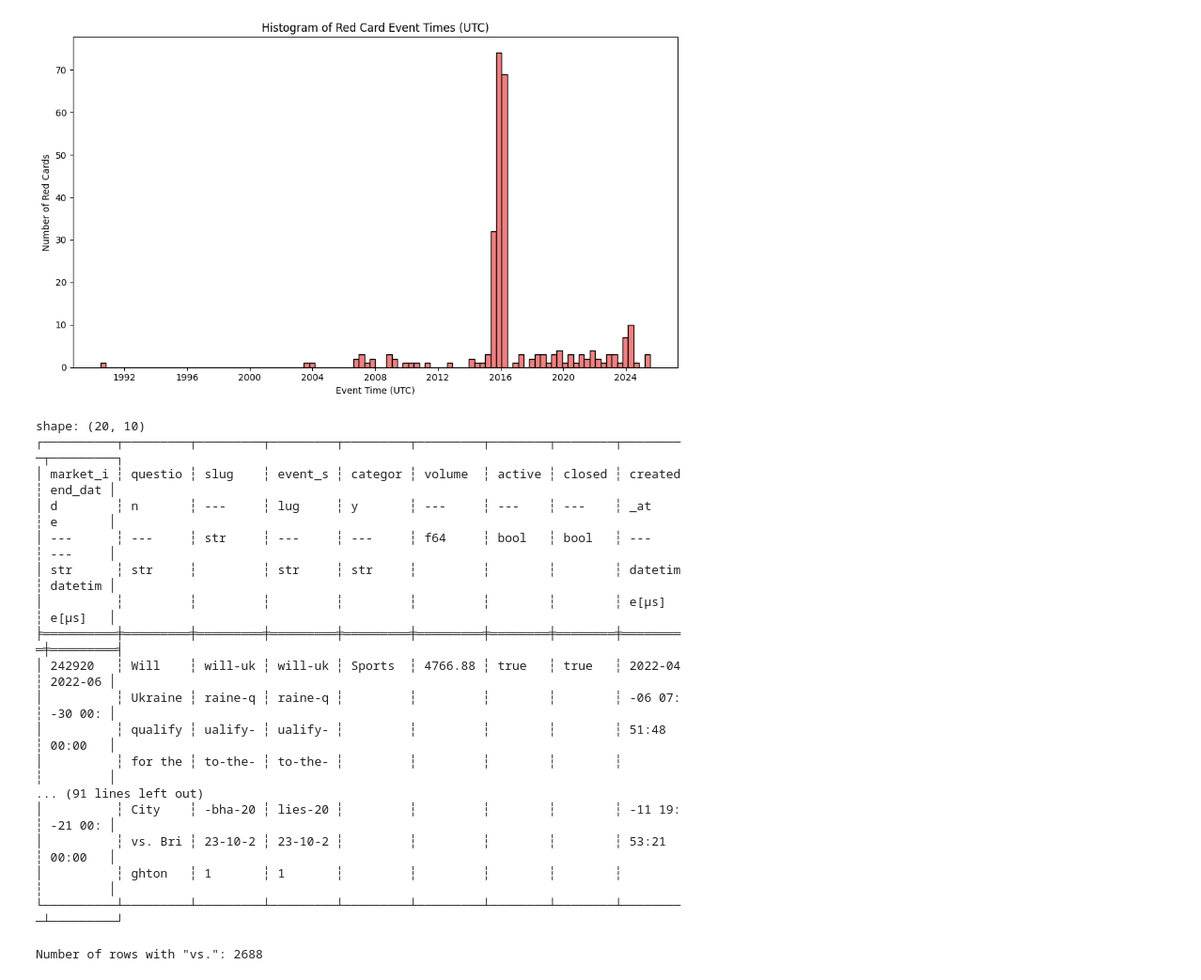
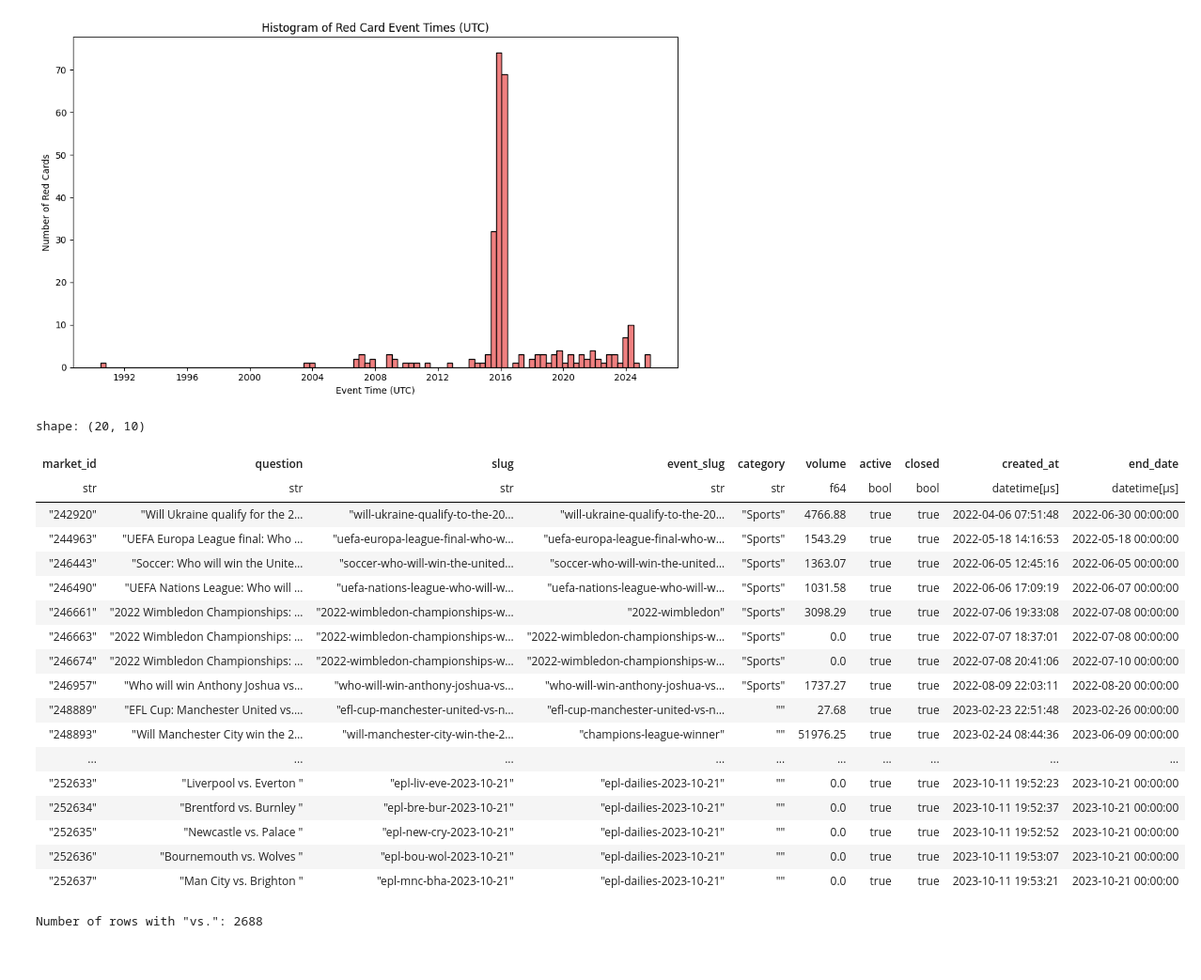
Before and after one commit to spatel601/soccer-analytics-capstone-template, a Jupyter notebook: eda/EDA.ipynb, the cells around one changed output. Shown at 94% size. Saved outputs shown, nothing was run; the diff lists cells and outputs as text; code cells hidden in the pictures.

```diff
--- a/eda/EDA.ipynb
+++ b/eda/EDA.ipynb
@@ -287,25 +258,27 @@ markets = pl.read_parquet(polymarket_directory / "soccer_markets.parquet")
 tokens = pl.read_parquet(polymarket_directory / "soccer_tokens.parquet")
 # %%
 with pl.Config(tbl_cols=-1, tbl_rows=-1):
-    print(markets.head(20))
+    display(markets.head(20))
 # %% [output]
 shape: (20, 10)
-┌──────────┬─────────┬─────────┬─────────┬─────────┬─────────┬────────┬────────┬─────────┬─────────┐
-│ market_i ┆ questio ┆ slug    ┆ event_s ┆ categor ┆ volume  ┆ active ┆ closed ┆ created ┆ end_dat │
-│ d        ┆ n       ┆ ---     ┆ lug     ┆ y       ┆ ---     ┆ ---    ┆ ---    ┆ _at     ┆ e       │
-│ ---      ┆ ---     ┆ str     ┆ ---     ┆ ---     ┆ f64     ┆ bool   ┆ bool   ┆ ---     ┆ ---     │
-│ str      ┆ str     ┆         ┆ str     ┆ str     ┆         ┆        ┆        ┆ datetim ┆ datetim │
-│          ┆         ┆         ┆         ┆         ┆         ┆        ┆        ┆ e[μs]   ┆ e[μs]   │
-╞══════════╪═════════╪═════════╪═════════╪═════════╪═════════╪════════╪════════╪═════════╪═════════╡
-│ 242920   ┆ Will    ┆ will-uk ┆ will-uk ┆ Sports  ┆ 4766.88 ┆ true   ┆ true   ┆ 2022-04 ┆ 2022-06 │
-│          ┆ Ukraine ┆ raine-q ┆ raine-q ┆         ┆         ┆        ┆        ┆ -06 07: ┆ -30 00: │
-│          ┆ qualify ┆ ualify- ┆ ualify- ┆         ┆         ┆        ┆        ┆ 51:48   ┆ 00:00   │
-│          ┆ for the ┆ to-the- ┆ to-the- ┆         ┆         ┆        ┆        ┆         ┆         │
-... (91 lines left out)
-│          ┆ City    ┆ -bha-20 ┆ lies-20 ┆         ┆         ┆        ┆        ┆ -11 19: ┆ -21 00: │
-│          ┆ vs. Bri ┆ 23-10-2 ┆ 23-10-2 ┆         ┆         ┆        ┆        ┆ 53:21   ┆ 00:00   │
-│          ┆ ghton   ┆ 1       ┆ 1       ┆         ┆         ┆        ┆        ┆         ┆         │
-└──────────┴─────────┴─────────┴─────────┴─────────┴─────────┴────────┴────────┴─────────┴─────────┘
+| market_id | question | slug | event_slug | category | volume | active | closed | created_at | end_date |
+| str | str | str | str | str | f64 | bool | bool | datetime[μs] | datetime[μs] |
+| "242920" | "Will Ukraine qualify for the 2… | "will-ukraine-qualify-to-the-20… | "will-ukraine-qualify-to-the-20… | "Sports" | 4766.88 | true | true | 2022-04-06 07:51:48 | 2022-06-30 00:00:00 |
+| "244963" | "UEFA Europa League final: Who … | "uefa-europa-league-final-who-w… | "uefa-europa-league-final-who-w… | "Sports" | 1543.29 | true | true | 2022-05-18 14:16:53 | 2022-05-18 00:00:00 |
+| "246443" | "Soccer: Who will win the Unite… | "soccer-who-will-win-the-united… | "soccer-who-will-win-the-united… | "Sports" | 1363.07 | true | true | 2022-06-05 12:45:16 | 2022-06-05 00:00:00 |
+| "246490" | "UEFA Nations League: Who will … | "uefa-nations-league-who-will-w… | "uefa-nations-league-who-will-w… | "Sports" | 1031.58 | true | true | 2022-06-06 17:09:19 | 2022-06-07 00:00:00 |
+| "246661" | "2022 Wimbledon Championships: … | "2022-wimbledon-championships-w… | "2022-wimbledon" | "Sports" | 3098.29 | true | true | 2022-07-06 19:33:08 | 2022-07-08 00:00:00 |
+| "246663" | "2022 Wimbledon Championships: … | "2022-wimbledon-championships-w… | "2022-wimbledon-championships-w… | "Sports" | 0.0 | true | true | 2022-07-07 18:37:01 | 2022-07-08 00:00:00 |
+| "246674" | "2022 Wimbledon Championships: … | "2022-wimbledon-championships-w… | "2022-wimbledon-championships-w… | "Sports" | 0.0 | true | true | 2022-07-08 20:41:06 | 2022-07-10 00:00:00 |
+| "246957" | "Who will win Anthony Joshua vs… | "who-will-win-anthony-joshua-vs… | "who-will-win-anthony-joshua-vs… | "Sports" | 1737.27 | true | true | 2022-08-09 22:03:11 | 2022-08-20 00:00:00 |
+| "248889" | "EFL Cup: Manchester United vs.… | "efl-cup-manchester-united-vs-n… | "efl-cup-manchester-united-vs-n… | "" | 27.68 | true | true | 2023-02-23 22:51:48 | 2023-02-26 00:00:00 |
+| "248893" | "Will Manchester City win the 2… | "will-manchester-city-win-the-2… | "champions-league-winner" | "" | 51976.25 | true | true | 2023-02-24 08:44:36 | 2023-06-09 00:00:00 |
+| ... | ... | ... | ... | ... | ... | ... | ... | ... | ... |
+| "252633" | "Liverpool vs. Everton " | "epl-liv-eve-2023-10-21" | "epl-dailies-2023-10-21" | "" | 0.0 | true | true | 2023-10-11 19:52:23 | 2023-10-21 00:00:00 |
+| "252634" | "Brentford vs. Burnley " | "epl-bre-bur-2023-10-21" | "epl-dailies-2023-10-21" | "" | 0.0 | true | true | 2023-10-11 19:52:37 | 2023-10-21 00:00:00 |
+| "252635" | "Newcastle vs. Palace " | "epl-new-cry-2023-10-21" | "epl-dailies-2023-10-21" | "" | 0.0 | true | true | 2023-10-11 19:52:52 | 2023-10-21 00:00:00 |
+| "252636" | "Bournemouth vs. Wolves " | "epl-bou-wol-2023-10-21" | "epl-dailies-2023-10-21" | "" | 0.0 | true | true | 2023-10-11 19:53:07 | 2023-10-21 00:00:00 |
+| "252637" | "Man City vs. Brighton " | "epl-mnc-bha-2023-10-21" | "epl-dailies-2023-10-21" | "" | 0.0 | true | true | 2023-10-11 19:53:21 | 2023-10-21 00:00:00 |
 # %%
 # Evaluate how to identify relevant markets for alignment with Statsbomb data
 
```
Also changed, not shown: parts of 12 cells of this notebook, 1 other file.
